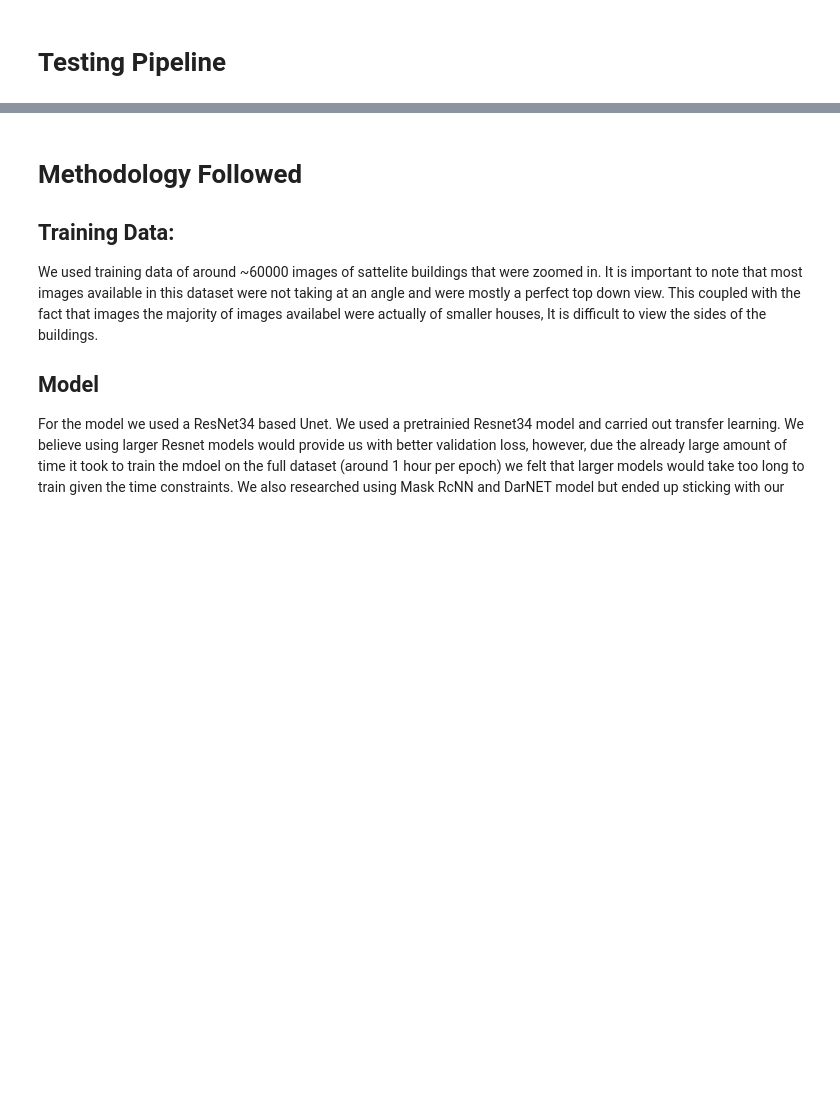
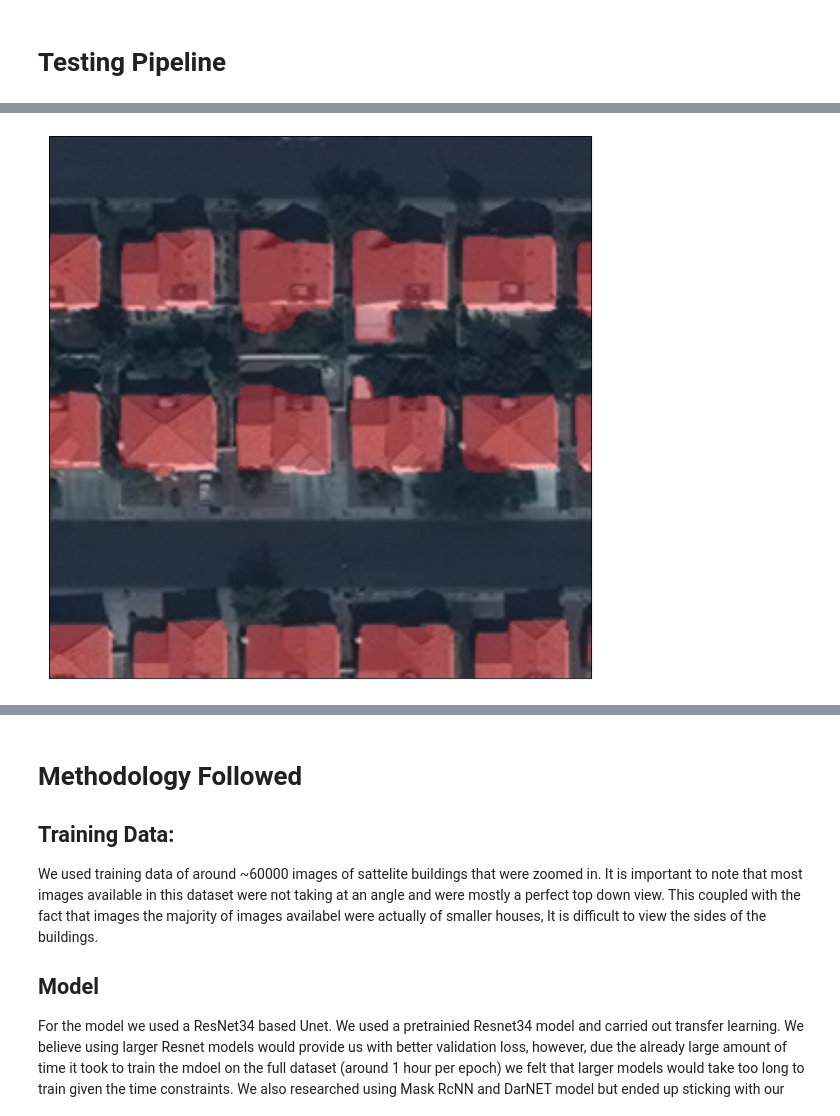
Before and after one commit to nullptr-code/CS437_Project, a Jupyter notebook: building_segmentation.ipynb, the cells around one changed output, grey strips where cells are left out. Drawn from its saved outputs; the diff is of its cells as text; code cells hidden in the pictures; blank space fills up the shorter version.

```diff
--- a/building_segmentation.ipynb
+++ b/building_segmentation.ipynb
@@ -440,2 +435,15 @@ Predicted Segmentations
 Ground Truth
 [figure]
+# %%
+output = outputs[3].astype(np.uint8) * 255
+image = inputs[3]
+
+for i in range(output.shape[0]):
+    for j in range(output.shape[0]):
+        if output[i][j][0] == 255:
+            output[i][j] = [255, 0, 0]
+
+visual = cv2.addWeighted(output, 0.3, image, 0.7, 1)
+showImage(visual)
+# %% [output]
+[figure, added]
```
Also changed, not shown: parts of 3 cells of this notebook, 4 other files.
